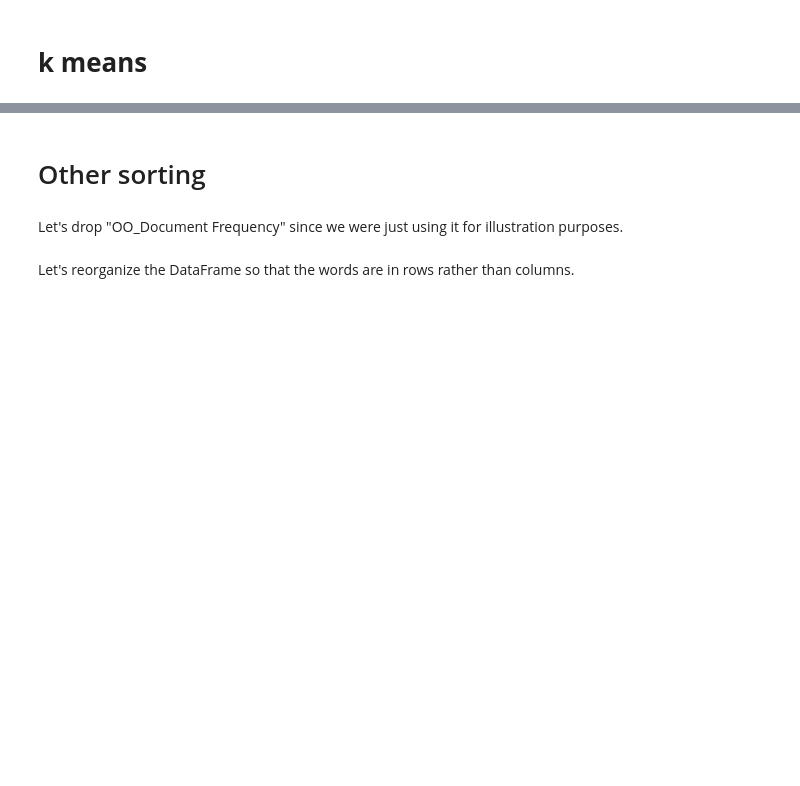
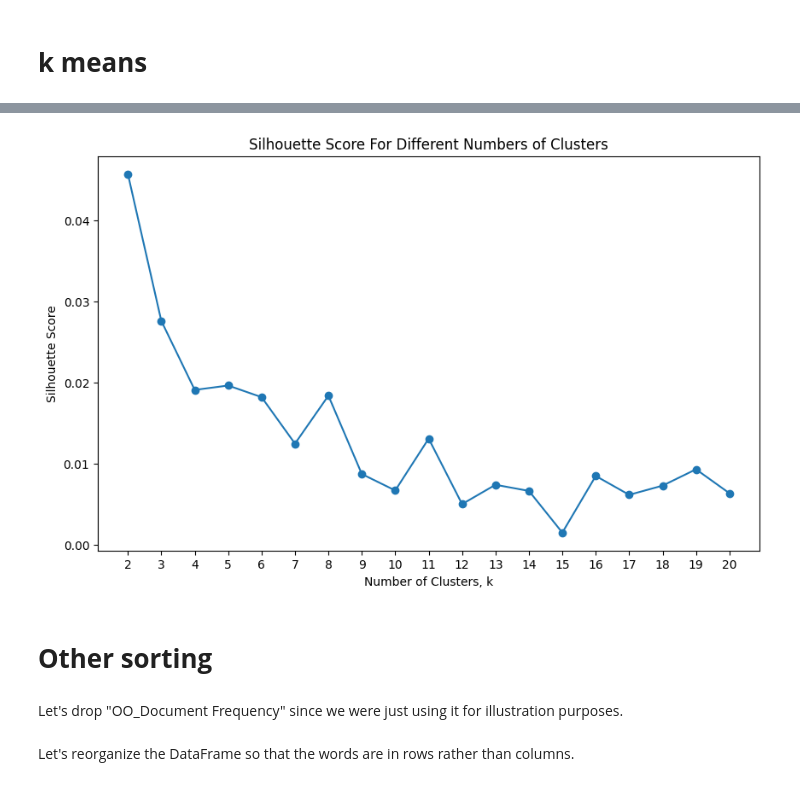
Before and after one commit to alex-smith-uwec/CS491, a Jupyter notebook: Inauguration_TF_IDF_Scikit_Learn.ipynb, the cells around one changed output, grey strips where cells are left out. Saved outputs shown, nothing was run; the diff lists cells and outputs as text; code cells hidden in the pictures; blank space fills up the shorter version.

```diff
--- a/Inauguration_TF_IDF_Scikit_Learn.ipynb
+++ b/Inauguration_TF_IDF_Scikit_Learn.ipynb
@@ -242,5 +246,30 @@ plt.show()
+# %%
+from sklearn.metrics import silhouette_score
+
+
+# Assuming `embeddings` is your data
+silhouette_scores = []
+K_range = range(2, 21)  # Silhouette score is not defined for a single cluster
+
+for k in K_range:
+    kmeans = KMeans(n_clusters=k, n_init=10)
+    kmeans.fit(X)
+    labels = kmeans.labels_
+    score = silhouette_score(X, labels)
+    silhouette_scores.append(score)
+
+# Plotting
+plt.figure(figsize=(10, 6))
+plt.plot(K_range, silhouette_scores, marker='o')
+plt.title('Silhouette Score For Different Numbers of Clusters')
+plt.xlabel('Number of Clusters, k')
+plt.ylabel('Silhouette Score')
+plt.xticks(K_range)
+plt.show()
+# %% [output]
+[figure, added]
 # %% [markdown]
-# Other sorting
+# **Other sorting**
 # %% [markdown]
 Let's drop "OO_Document Frequency" since we were just using it for illustration purposes.
 # %%
```
Also changed, not shown: parts of 9 cells of this notebook.
